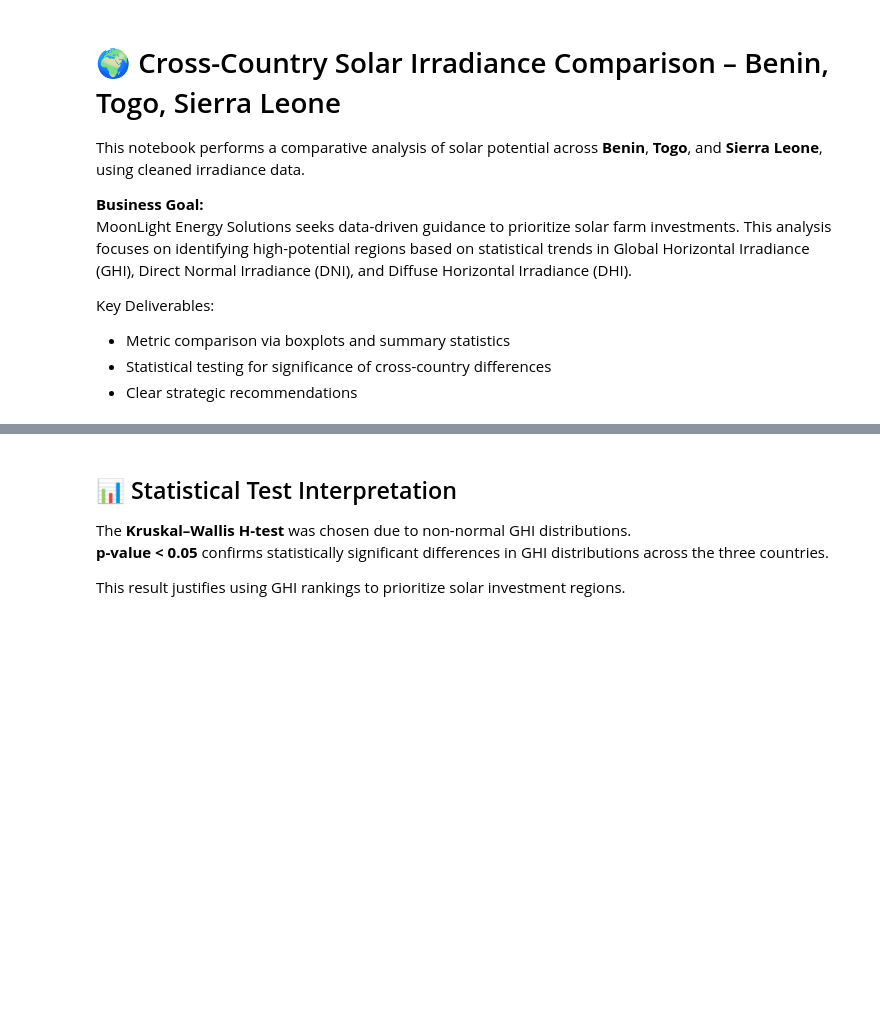
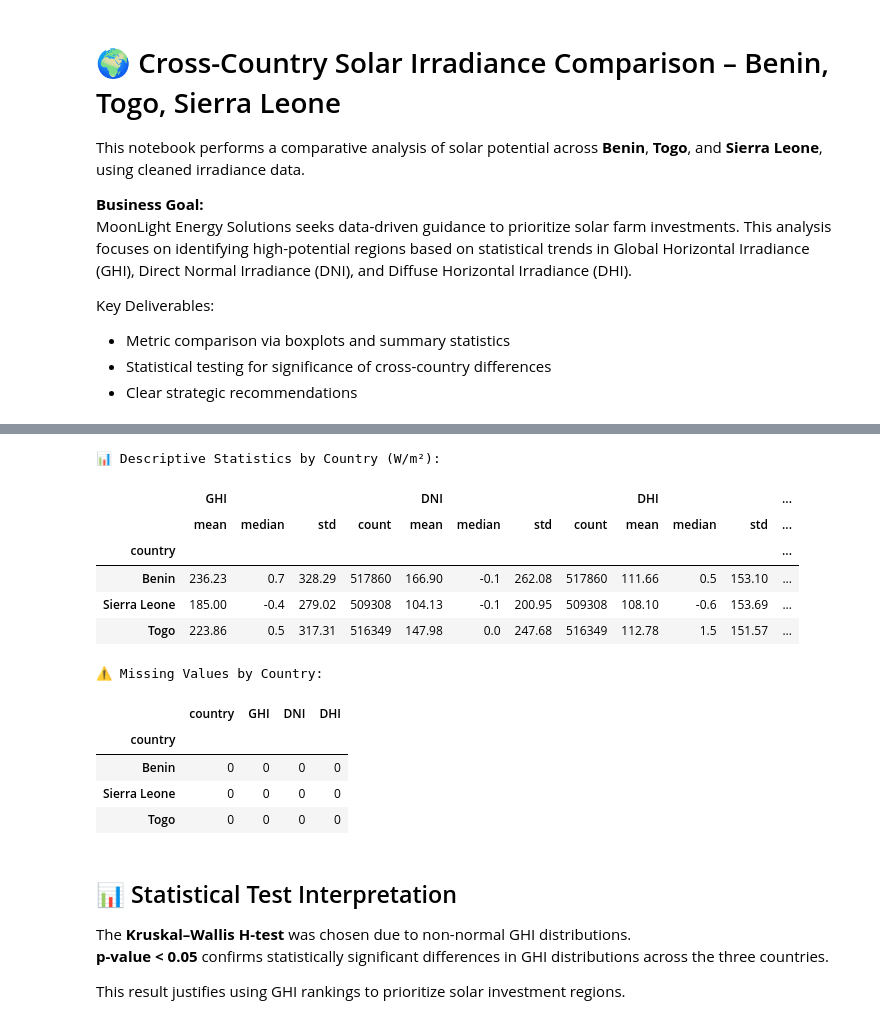
Before and after one commit to NabloP/solar-challenge-week1, a Jupyter notebook: notebooks/compare_countries.ipynb, the cells around one changed output, grey strips where cells are left out. Drawn from its saved outputs; the diff is of its cells as text; code cells hidden in the pictures; blank space fills up the shorter version.

```diff
--- a/notebooks/compare_countries.ipynb
+++ b/notebooks/compare_countries.ipynb
@@ -80,7 +215,50 @@ for metric in metrics: # Iterate over each metric
 # %%
-# Group by country and aggregate descriptive statistics
-summary = df_all.groupby("country")[["GHI", "DNI", "DHI"]].agg(['mean', 'median', 'std', 'count']).round(2) # Group by country and calculate mean, median, std, and count
-summary # Display the summary statistics
+# ------------------------------------------------------------------------------
+# 📊 Step 4: Summary Statistics – GHI, DNI, DHI by Country
+# ------------------------------------------------------------------------------
+
+# 📌 Why this table?
+# Helps compare average irradiance, variability (std), and data completeness (count)
+# across the three countries. This supports strategic decisions on where to prioritize investment.
+
+# Compute summary statistics per metric, per country
+summary = ( # Create a summary DataFrame
+    df_all # Start with the combined DataFrame
+    .groupby("country")[["GHI", "DNI", "DHI"]] # Group by country and select metrics
+    .agg(['mean', 'median', 'std', 'count']) # Compute mean, median, std, and count
+    .round(2) # Round to 2 decimal places
+)
+
+# Optional: count missing values per country for data quality insight
+missing = ( # Create a missing values summary DataFrame
+    df_all[["country", "GHI", "DNI", "DHI"]] # Start with the relevant columns
+    .isna() # Check for NaN values
+    .groupby(df_all["country"]) # Group by country
+    .sum() # Sum NaN values per country
+    .astype(int) # Convert to integer for clarity
+)
+
+# Display the summary stats
+print("📊 Descriptive Statistics by Country (W/m²):")
+display(summary) # Display summary statistics
+
+# Display missing value summary
+print("\n⚠️ Missing Values by Country:")
+display(missing) # Display missing values summary
+# %% [output]
+📊 Descriptive Statistics by Country (W/m²):
+|  | GHI |  |  |  | DNI |  |  |  | DHI |  |  | ... |
+|  | mean | median | std | count | mean | median | std | count | mean | median | std | ... |
+| country |  |  |  |  |  |  |  |  |  |  |  | ... |
+| Benin | 236.23 | 0.7 | 328.29 | 517860 | 166.90 | -0.1 | 262.08 | 517860 | 111.66 | 0.5 | 153.10 | ... |
+| Sierra Leone | 185.00 | -0.4 | 279.02 | 509308 | 104.13 | -0.1 | 200.95 | 509308 | 108.10 | -0.6 | 153.69 | ... |
+| Togo | 223.86 | 0.5 | 317.31 | 516349 | 147.98 | 0.0 | 247.68 | 516349 | 112.78 | 1.5 | 151.57 | ... |
+⚠️ Missing Values by Country:
+|  | country | GHI | DNI | DHI |
+| country |  |  |  |  |
+| Benin | 0 | 0 | 0 | 0 |
+| Sierra Leone | 0 | 0 | 0 | 0 |
+| Togo | 0 | 0 | 0 | 0 |
 # %% [markdown]
 ## 📊 Statistical Test Interpretation
 
```
Also changed, not shown: parts of 10 cells of this notebook.
